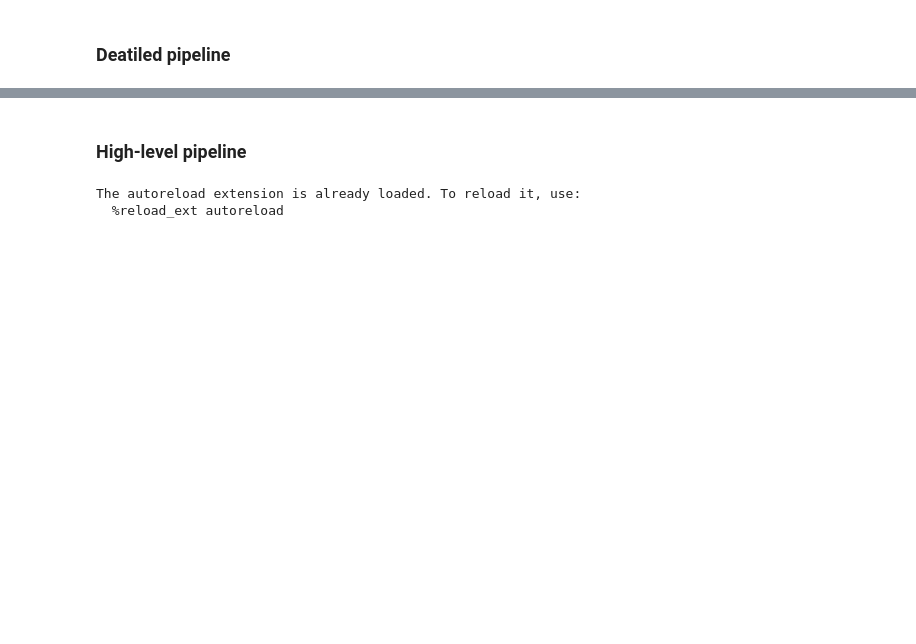
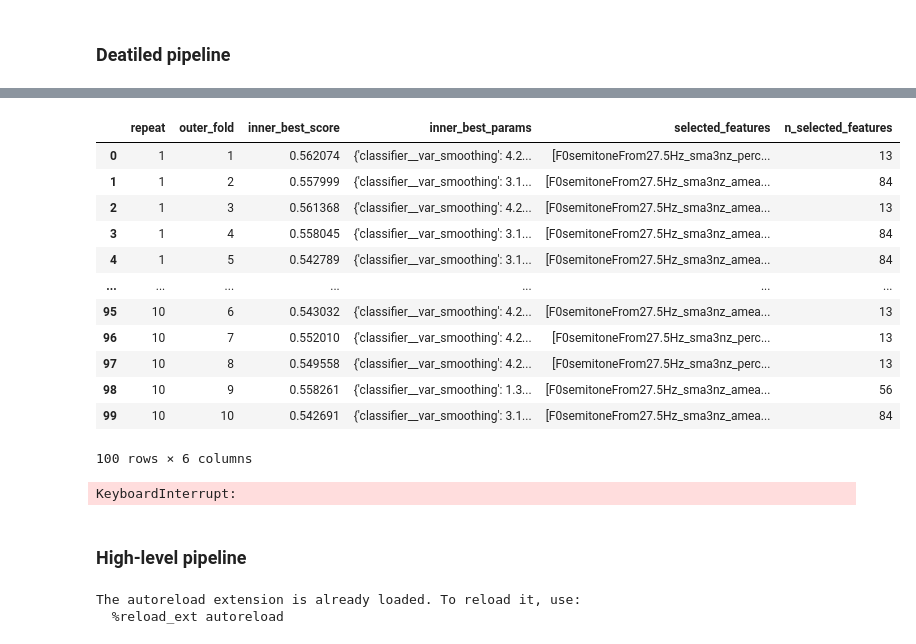
Before and after one commit to armankhoshnevis/Anxiety_Detection, a Jupyter notebook: notebooks/main_test.ipynb, the cells around one changed output, grey strips where cells are left out. Drawn from its saved outputs; the diff is of its cells as text; code cells hidden in the pictures; blank space fills up the shorter version.

```diff
--- a/notebooks/main_test.ipynb
+++ b/notebooks/main_test.ipynb
@@ -103,16 +160,24 @@ class CorrelationBasedFeatureSelection(BaseEstimator, TransformerMixin):
 # %%
 # Setup experiment configurations
 case_idx = 8
-model_name = "KNN"
+model_name = "SVC"
 feature_selector_method = "rfe"
+
+N_REPEATS = 10
+OUTER_SPLITS = 10
+INNER_SPLITS = 10
+N_ITER = 3
+TOTAL_OUTER_FITS = N_REPEATS * OUTER_SPLITS
+ALLOCATED_CPUS = int(os.environ.get("SLURM_CPUS_PER_TASK", os.cpu_count() or 1))
+
 n_dict = {
-    "n_repeats": 3,
-    "outer_splits": 5,
-    "inner_splits": 5,
-    "n_iter": 5,
+    "n_repeats": N_REPEATS,
+    "outer_splits": OUTER_SPLITS,
+    "inner_splits": INNER_SPLITS,
+    "n_iter": N_ITER,
     "outer_verbose": 20,
     "inner_verbose": 1,
-    "outer_n_jobs": -1,
+    "outer_n_jobs": min(ALLOCATED_CPUS, TOTAL_OUTER_FITS),
     "inner_n_jobs": 1
 }
 
@@ -160,7 +225,7 @@ elif config["feature_selector_method"] == "passthrough":
 
 smote = SMOTE(random_state=42)
 
-clf = KNeighborsClassifier()
+clf = GaussianNB()
 
 steps = [
     ("yjpt", yj_pt),
@@ -192,10 +257,7 @@ elif feature_selector_method == "rfe":
 
 param_distributions.update({
     "oversampling__k_neighbors": randint(3, 8),  # [3, 7]
-    "classifier__n_neighbors": list(range(3, 22, 2)),  # [3, 5, 7, ..., 21]
-    "classifier__weights": ["uniform", "distance"],
-    "classifier__algorithm": ["ball_tree", "kd_tree", "brute"],
-    "classifier__p": [1, 2],
+    "classifier__var_smoothing": loguniform(1e-11, 1e-7),  # [1e-11, 1e-7]
 })
 
 # Setup cross-validation
@@ -238,6 +300,7 @@ results = cross_validate(
     scoring=scoring,
     return_estimator=True,
     n_jobs=config["outer_n_jobs"],
+    pre_dispatch=config["outer_n_jobs"],
     verbose=config["outer_verbose"],
     error_score='raise'
 )
@@ -354,30 +442,45 @@ else:
     ])
 
     loss_validation_df = pd.DataFrame([
         {
             "repeat": (i // config["outer_splits"]) + 1,
             "outer_fold": (i % config["outer_splits"]) + 1,
             "iteration": iteration + 1,
             "loss": loss,
             "validation_score": score
         }
         for i, clf in enumerate(classifiers)
         for iteration, (loss, score) in enumerate(zip(getattr(clf, "loss_curve_", []), getattr(clf, "validation_scores_", [])))
     ])
 
     # inner_df.to_csv(f"{out_dir}/inner_cv_results.csv", index=False)
     # loss_validation_df.to_csv(f"{out_dir}/loss_validation_curves.csv", index=False)
 
 # if config["feature_selector_method"] == "corr_based":
     #     inner_df = pd.DataFrame([
     #         {
     #             "repeat": (i // config["outer_splits"]) + 1,
     #             "outer_fold": (i % config["outer_splits"]) + 1,
     #             "inner_best_score": est.best_score_,
     #             "inner_best_params": est.best_params_,
     #             "selected_features": list(est.best_estimator_.named_steps["feature_selector"].selected_features_),
     #             "n_selected_features": len(list(est.best_estimator_.named_steps["feature_selector"].selected_features_))
     #         }
     #         for i, est in enumerate(results["estimator"])
     #     ])
     # else:
+inner_df
+# %% [output]
+|  | repeat | outer_fold | inner_best_score | inner_best_params | selected_features | n_selected_features |
+| 0 | 1 | 1 | 0.562074 | {'classifier__var_smoothing': 4.2... | [F0semitoneFrom27.5Hz_sma3nz_perc... | 13 |
+| 1 | 1 | 2 | 0.557999 | {'classifier__var_smoothing': 3.1... | [F0semitoneFrom27.5Hz_sma3nz_amea... | 84 |
+| 2 | 1 | 3 | 0.561368 | {'classifier__var_smoothing': 4.2... | [F0semitoneFrom27.5Hz_sma3nz_amea... | 13 |
+| 3 | 1 | 4 | 0.558045 | {'classifier__var_smoothing': 3.1... | [F0semitoneFrom27.5Hz_sma3nz_amea... | 84 |
+| 4 | 1 | 5 | 0.542789 | {'classifier__var_smoothing': 3.1... | [F0semitoneFrom27.5Hz_sma3nz_amea... | 84 |
+| ... | ... | ... | ... | ... | ... | ... |
+| 95 | 10 | 6 | 0.543032 | {'classifier__var_smoothing': 4.2... | [F0semitoneFrom27.5Hz_sma3nz_amea... | 13 |
+| 96 | 10 | 7 | 0.552010 | {'classifier__var_smoothing': 4.2... | [F0semitoneFrom27.5Hz_sma3nz_perc... | 13 |
+| 97 | 10 | 8 | 0.549558 | {'classifier__var_smoothing': 4.2... | [F0semitoneFrom27.5Hz_sma3nz_perc... | 13 |
+| 98 | 10 | 9 | 0.558261 | {'classifier__var_smoothing': 1.3... | [F0semitoneFrom27.5Hz_sma3nz_amea... | 56 |
+| 99 | 10 | 10 | 0.542691 | {'classifier__var_smoothing': 3.1... | [F0semitoneFrom27.5Hz_sma3nz_amea... | 84 |
+100 rows × 6 columns
@@ -383,0 +599,12 @@ else:
+# %%
+all_shap_dfs, total_shap_df, shap_df_avg = compute_fold_shap(
+    outer_splits=outer_splits,
+    results=results,
+    model_name=config["model_name"],
+    X=X,
+    y=y,
+    config=config,
+    n_jobs=config["outer_n_jobs"]
+)
+# %% [output]
+KeyboardInterrupt:
```
Also changed, not shown: parts of 7 cells of this notebook.
